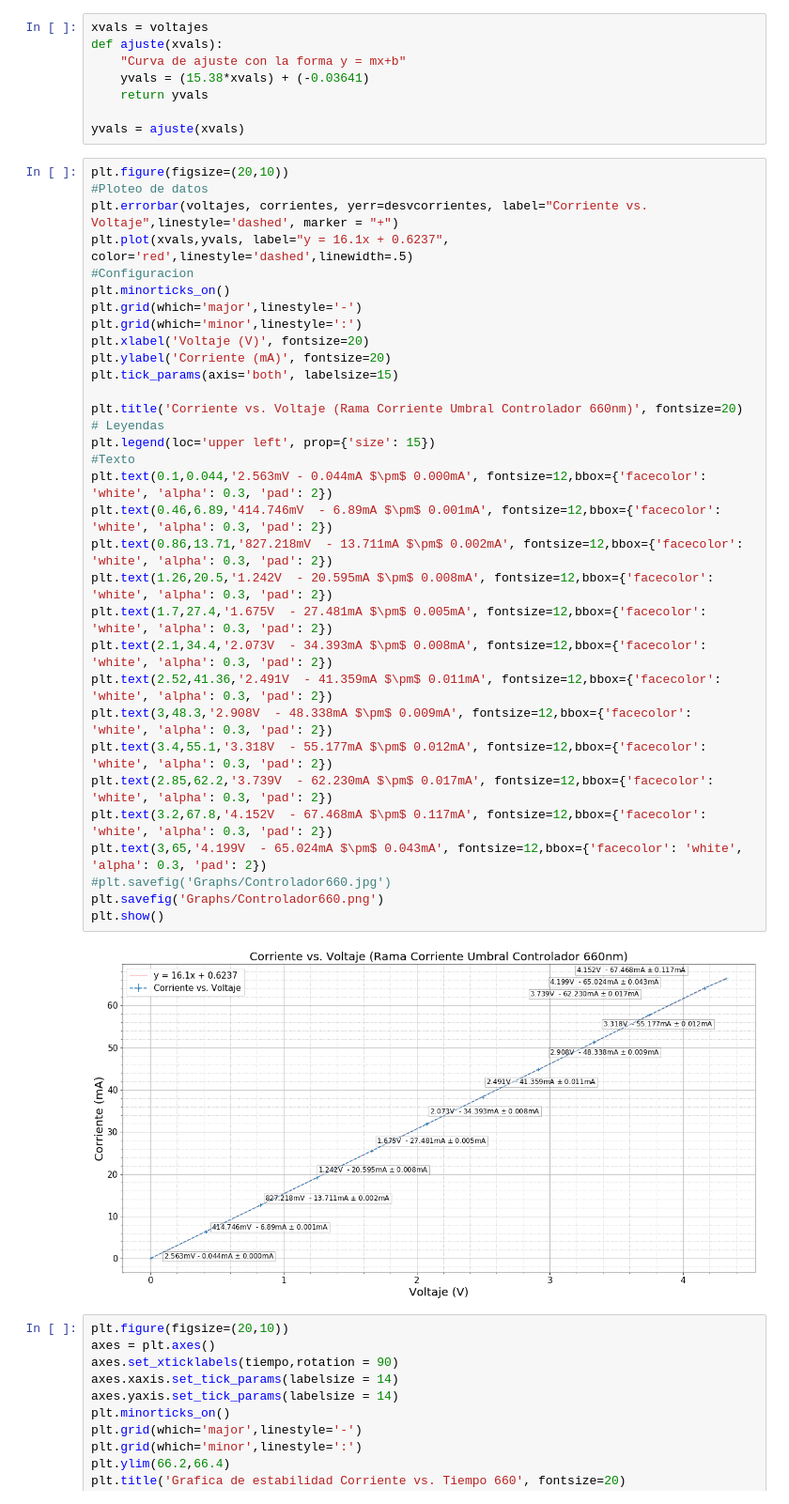
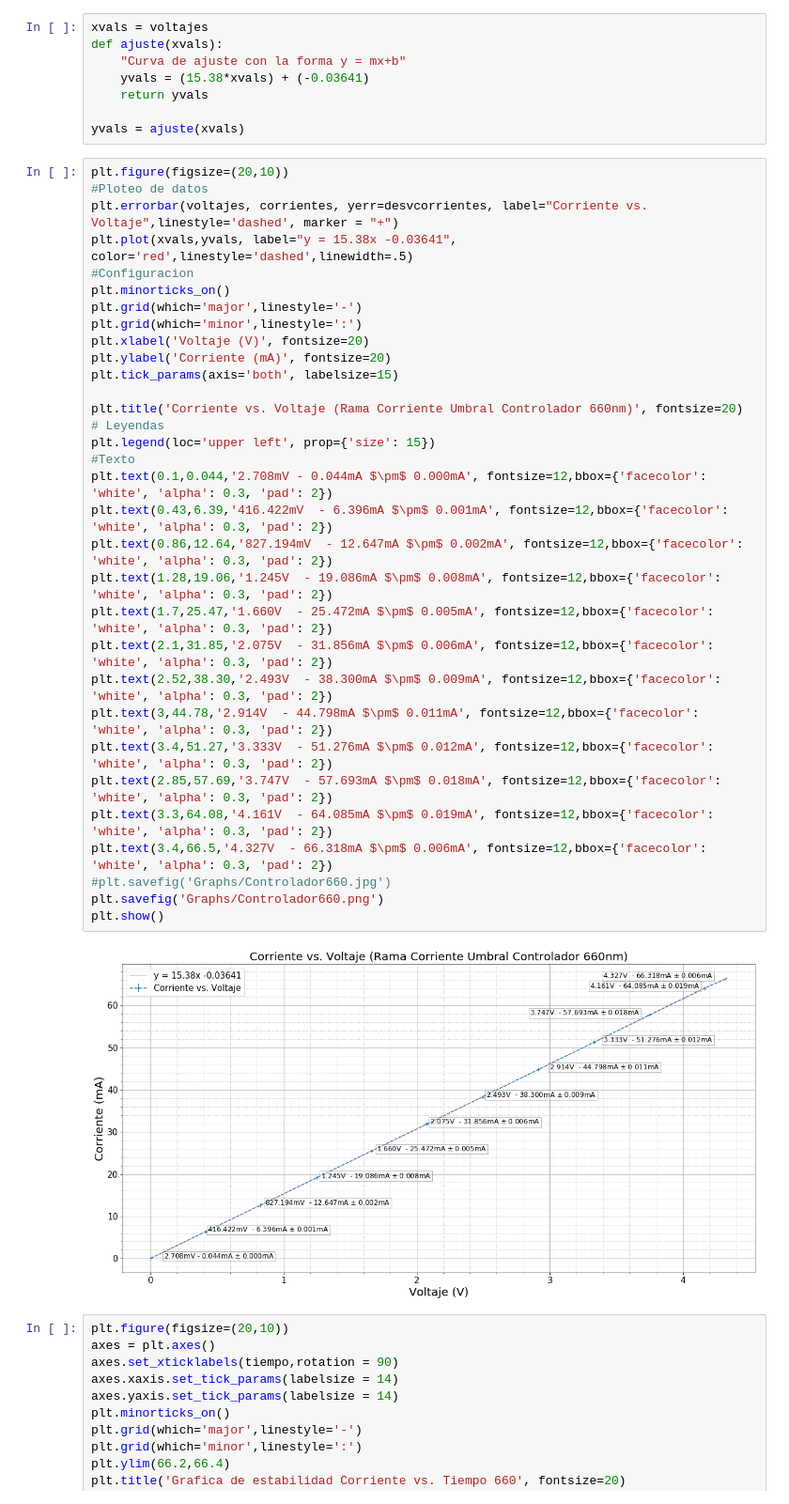
Before and after one commit to Magnus512/Jupyter, a Jupyter notebook: Corrientes660.ipynb, the cells around one changed output. Shown at 94% size. Saved outputs shown, nothing was run; the diff lists cells and outputs as text.

```diff
--- a/Corrientes660.ipynb
+++ b/Corrientes660.ipynb
@@ -180,37 +180,37 @@ yvals = ajuste(xvals)
 # %%
 plt.figure(figsize=(20,10))
 #Ploteo de datos
 plt.errorbar(voltajes, corrientes, yerr=desvcorrientes, label="Corriente vs. Voltaje",linestyle='dashed', marker = "+")
-plt.plot(xvals,yvals, label="y = 16.1x + 0.6237", color='red',linestyle='dashed',linewidth=.5)
+plt.plot(xvals,yvals, label="y = 15.38x -0.03641", color='red',linestyle='dashed',linewidth=.5)
 #Configuracion
 plt.minorticks_on()
 plt.grid(which='major',linestyle='-')
 plt.grid(which='minor',linestyle=':')
 plt.xlabel('Voltaje (V)', fontsize=20)
 plt.ylabel('Corriente (mA)', fontsize=20)
 plt.tick_params(axis='both', labelsize=15)
 
 plt.title('Corriente vs. Voltaje (Rama Corriente Umbral Controlador 660nm)', fontsize=20)
 # Leyendas
 plt.legend(loc='upper left', prop={'size': 15})
 #Texto
-plt.text(0.1,0.044,'2.563mV - 0.044mA $\pm$ 0.000mA', fontsize=12,bbox={'facecolor': 'white', 'alpha': 0.3, 'pad': 2})
-plt.text(0.46,6.89,'414.746mV  - 6.89mA $\pm$ 0.001mA', fontsize=12,bbox={'facecolor': 'white', 'alpha': 0.3, 'pad': 2})
-plt.text(0.86,13.71,'827.218mV  - 13.711mA $\pm$ 0.002mA', fontsize=12,bbox={'facecolor': 'white', 'alpha': 0.3, 'pad': 2})
-plt.text(1.26,20.5,'1.242V  - 20.595mA $\pm$ 0.008mA', fontsize=12,bbox={'facecolor': 'white', 'alpha': 0.3, 'pad': 2})
-plt.text(1.7,27.4,'1.675V  - 27.481mA $\pm$ 0.005mA', fontsize=12,bbox={'facecolor': 'white', 'alpha': 0.3, 'pad': 2})
-plt.text(2.1,34.4,'2.073V  - 34.393mA $\pm$ 0.008mA', fontsize=12,bbox={'facecolor': 'white', 'alpha': 0.3, 'pad': 2})
-plt.text(2.52,41.36,'2.491V  - 41.359mA $\pm$ 0.011mA', fontsize=12,bbox={'facecolor': 'white', 'alpha': 0.3, 'pad': 2})
-plt.text(3,48.3,'2.908V  - 48.338mA $\pm$ 0.009mA', fontsize=12,bbox={'facecolor': 'white', 'alpha': 0.3, 'pad': 2})
-plt.text(3.4,55.1,'3.318V  - 55.177mA $\pm$ 0.012mA', fontsize=12,bbox={'facecolor': 'white', 'alpha': 0.3, 'pad': 2})
-plt.text(2.85,62.2,'3.739V  - 62.230mA $\pm$ 0.017mA', fontsize=12,bbox={'facecolor': 'white', 'alpha': 0.3, 'pad': 2})
-plt.text(3.2,67.8,'4.152V  - 67.468mA $\pm$ 0.117mA', fontsize=12,bbox={'facecolor': 'white', 'alpha': 0.3, 'pad': 2})
-plt.text(3,65,'4.199V  - 65.024mA $\pm$ 0.043mA', fontsize=12,bbox={'facecolor': 'white', 'alpha': 0.3, 'pad': 2})
+plt.text(0.1,0.044,'2.708mV - 0.044mA $\pm$ 0.000mA', fontsize=12,bbox={'facecolor': 'white', 'alpha': 0.3, 'pad': 2})
+plt.text(0.43,6.39,'416.422mV  - 6.396mA $\pm$ 0.001mA', fontsize=12,bbox={'facecolor': 'white', 'alpha': 0.3, 'pad': 2})
+plt.text(0.86,12.64,'827.194mV  - 12.647mA $\pm$ 0.002mA', fontsize=12,bbox={'facecolor': 'white', 'alpha': 0.3, 'pad': 2})
+plt.text(1.28,19.06,'1.245V  - 19.086mA $\pm$ 0.008mA', fontsize=12,bbox={'facecolor': 'white', 'alpha': 0.3, 'pad': 2})
+plt.text(1.7,25.47,'1.660V  - 25.472mA $\pm$ 0.005mA', fontsize=12,bbox={'facecolor': 'white', 'alpha': 0.3, 'pad': 2})
+plt.text(2.1,31.85,'2.075V  - 31.856mA $\pm$ 0.006mA', fontsize=12,bbox={'facecolor': 'white', 'alpha': 0.3, 'pad': 2})
+plt.text(2.52,38.30,'2.493V  - 38.300mA $\pm$ 0.009mA', fontsize=12,bbox={'facecolor': 'white', 'alpha': 0.3, 'pad': 2})
+plt.text(3,44.78,'2.914V  - 44.798mA $\pm$ 0.011mA', fontsize=12,bbox={'facecolor': 'white', 'alpha': 0.3, 'pad': 2})
+plt.text(3.4,51.27,'3.333V  - 51.276mA $\pm$ 0.012mA', fontsize=12,bbox={'facecolor': 'white', 'alpha': 0.3, 'pad': 2})
+plt.text(2.85,57.69,'3.747V  - 57.693mA $\pm$ 0.018mA', fontsize=12,bbox={'facecolor': 'white', 'alpha': 0.3, 'pad': 2})
+plt.text(3.3,64.08,'4.161V  - 64.085mA $\pm$ 0.019mA', fontsize=12,bbox={'facecolor': 'white', 'alpha': 0.3, 'pad': 2})
+plt.text(3.4,66.5,'4.327V  - 66.318mA $\pm$ 0.006mA', fontsize=12,bbox={'facecolor': 'white', 'alpha': 0.3, 'pad': 2})
 #plt.savefig('Graphs/Controlador660.jpg')
 plt.savefig('Graphs/Controlador660.png')
 plt.show()
 # %% [output]
-[figure, old version]
+[figure, new version]
 # %%
 plt.figure(figsize=(20,10))
 axes = plt.axes()
```
Also changed, not shown: 15 other files.
